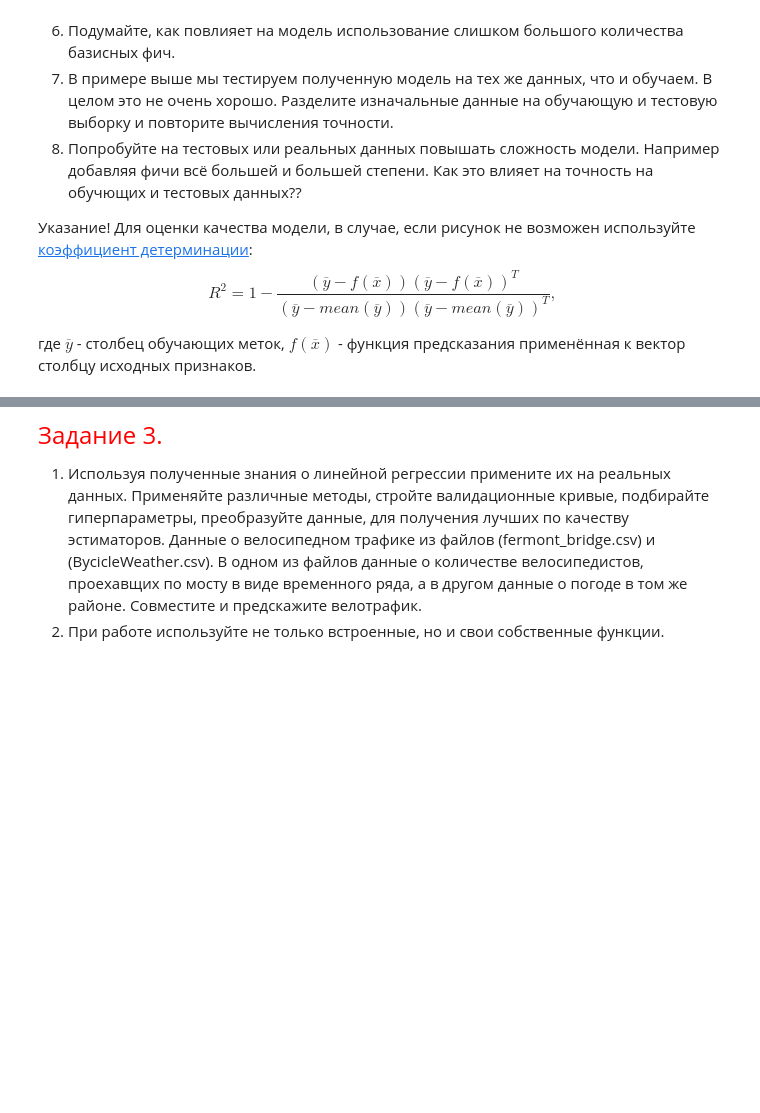
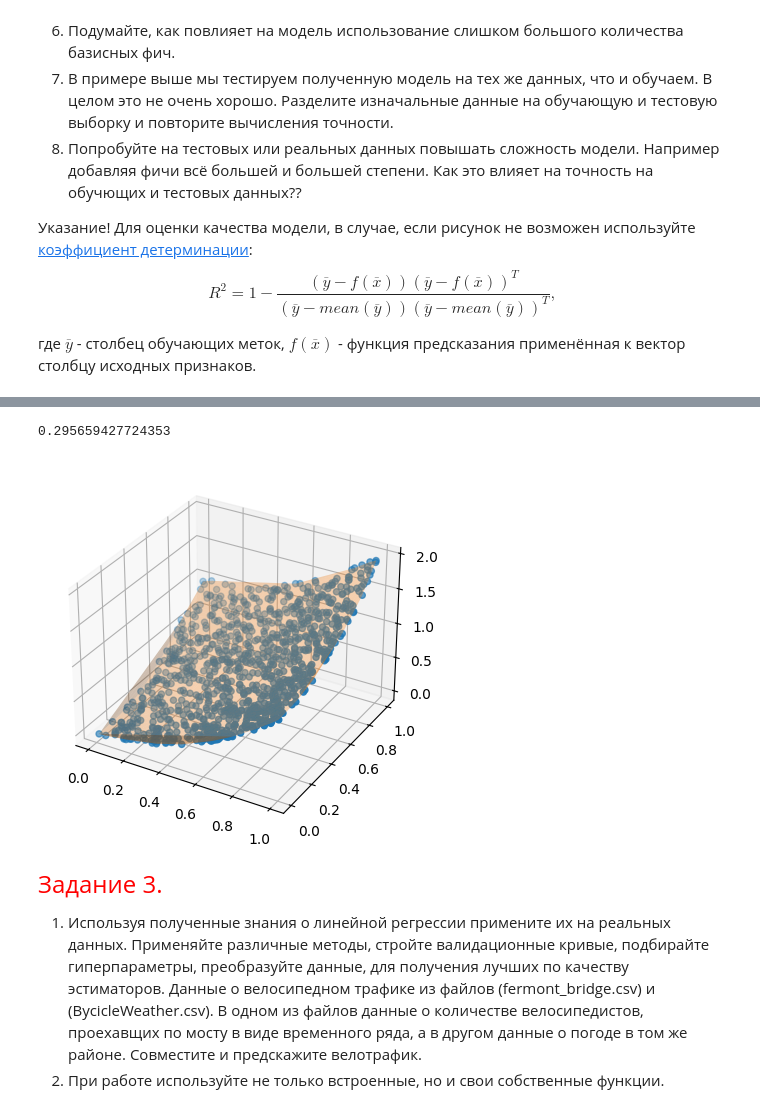
Before and after one commit to Dragoh54/MachineLearning-Labs, a Jupyter notebook: lab2/2024_ML_LR2_MACS.ipynb, the cells around one changed output, grey strips where cells are left out. Saved outputs shown, nothing was run; the diff lists cells and outputs as text; code cells hidden in the pictures; blank space fills up the shorter version.

```diff
--- a/lab2/2024_ML_LR2_MACS.ipynb
+++ b/lab2/2024_ML_LR2_MACS.ipynb
@@ -294,3 +452,14 @@ model.score(X,y)
+# %%
+#y = w1x1^2 + w2x2^2, polinom_deg = 4
+pf = PolynomialFeatures(degree=4)
+x = np.random.rand(N, 2)
+y_true = x[::,0] ** 2 + x[::,1] ** 2
+y_pred = LinearRegressionCustom().fit(pf.fit_transform(x), y_true).predict(pf.fit_transform(x))
+
+plot_lin_reg(x, y_true, y_pred)
+# %% [output]
+0.295659427724353
+[figure, added]
 # %% [markdown]
 <font color = 'red' size = 5>Задание 3. </font>
 
```
Also changed, not shown: parts of 28 cells of this notebook, 1 other file.
